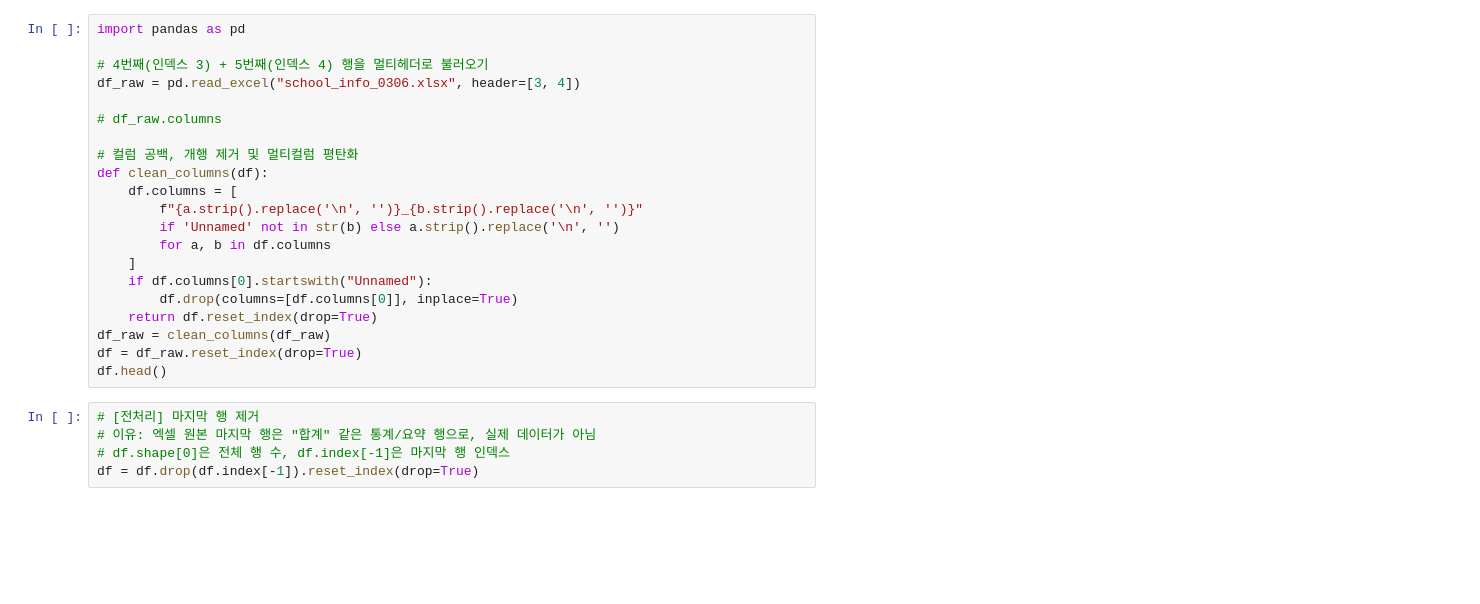
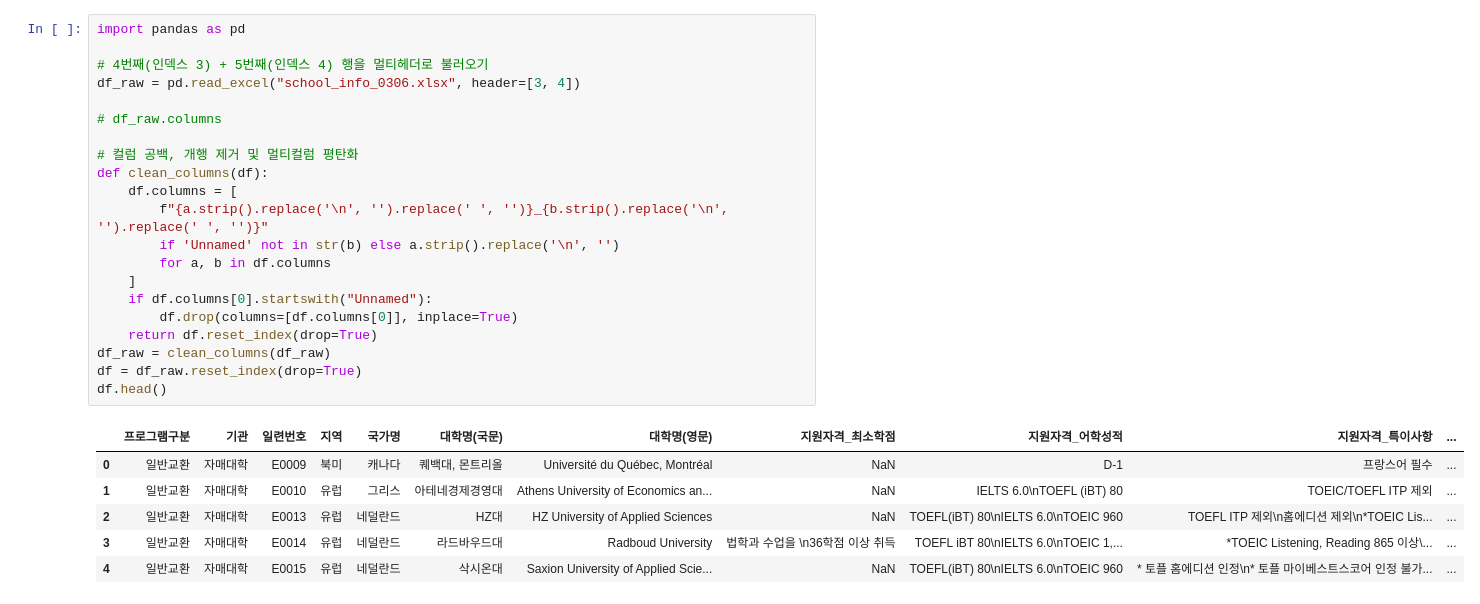
Before and after one commit to yujimin413/exchange-data-prep, a Jupyter notebook: school_info_v1.ipynb, the cells around one changed output. Drawn from its saved outputs; the diff is of its cells as text; blank space fills up the shorter version.

Commit message:
feature: 유의사항, 웹사이트 column clean done + 지원자격_어학성적 inprogress

```diff
--- a/school_info_v1.ipynb
+++ b/school_info_v1.ipynb
@@ -1,26 +1,28 @@
 # %%
 import pandas as pd
 
 # 4번째(인덱스 3) + 5번째(인덱스 4) 행을 멀티헤더로 불러오기
 df_raw = pd.read_excel("school_info_0306.xlsx", header=[3, 4])
 
 # df_raw.columns
 
 # 컬럼 공백, 개행 제거 및 멀티컬럼 평탄화
 def clean_columns(df):
     df.columns = [
-        f"{a.strip().replace('\n', '')}_{b.strip().replace('\n', '')}"
+        f"{a.strip().replace('\n', '').replace(' ', '')}_{b.strip().replace('\n', '').replace(' ', '')}"
         if 'Unnamed' not in str(b) else a.strip().replace('\n', '')
         for a, b in df.columns
     ]
     if df.columns[0].startswith("Unnamed"):
         df.drop(columns=[df.columns[0]], inplace=True)
     return df.reset_index(drop=True)
 df_raw = clean_columns(df_raw)
 df = df_raw.reset_index(drop=True)
 df.head()
+# %% [output]
+|  | 프로그램구분 | 기관 | 일련번호 | 지역 | 국가명 | 대학명(국문) | 대학명(영문) | 지원자격_최소학점 | 지원자격_어학성적 | 지원자격_특이사항 | ... |
+| 0 | 일반교환 | 자매대학 | E0009 | 북미 | 캐나다 | 퀘백대, 몬트리올 | Université du Québec, Montréal | NaN | D-1 | 프랑스어 필수 | ... |
+| 1 | 일반교환 | 자매대학 | E0010 | 유럽 | 그리스 | 아테네경제경영대 | Athens University of Economics an... | NaN | IELTS 6.0\nTOEFL (iBT) 80 | TOEIC/TOEFL ITP 제외 | ... |
+| 2 | 일반교환 | 자매대학 | E0013 | 유럽 | 네덜란드 | HZ대 | HZ University of Applied Sciences | NaN | TOEFL(iBT) 80\nIELTS 6.0\nTOEIC 960 | TOEFL ITP 제외\n홈에디션 제외\n*TOEIC Lis... | ... |
+| 3 | 일반교환 | 자매대학 | E0014 | 유럽 | 네덜란드 | 라드바우드대 | Radboud University | 법학과 수업을 \n36학점 이상 취득 | TOEFL iBT 80\nIELTS 6.0\nTOEIC 1,... | *TOEIC Listening, Reading 865 이상\... | ... |
+| 4 | 일반교환 | 자매대학 | E0015 | 유럽 | 네덜란드 | 삭시온대 | Saxion University of Applied Scie... | NaN | TOEFL(iBT) 80\nIELTS 6.0\nTOEIC 960 | * 토플 홈에디션 인정\n* 토플 마이베스트스코어 인정 불가... | ... |
-# %%
-# [전처리] 마지막 행 제거
-# 이유: 엑셀 원본 마지막 행은 "합계" 같은 통계/요약 행으로, 실제 데이터가 아님
-# df.shape[0]은 전체 행 수, df.index[-1]은 마지막 행 인덱스
-df = df.drop(df.index[-1]).reset_index(drop=True)
```
Also changed, not shown: parts of 8 cells of this notebook.
